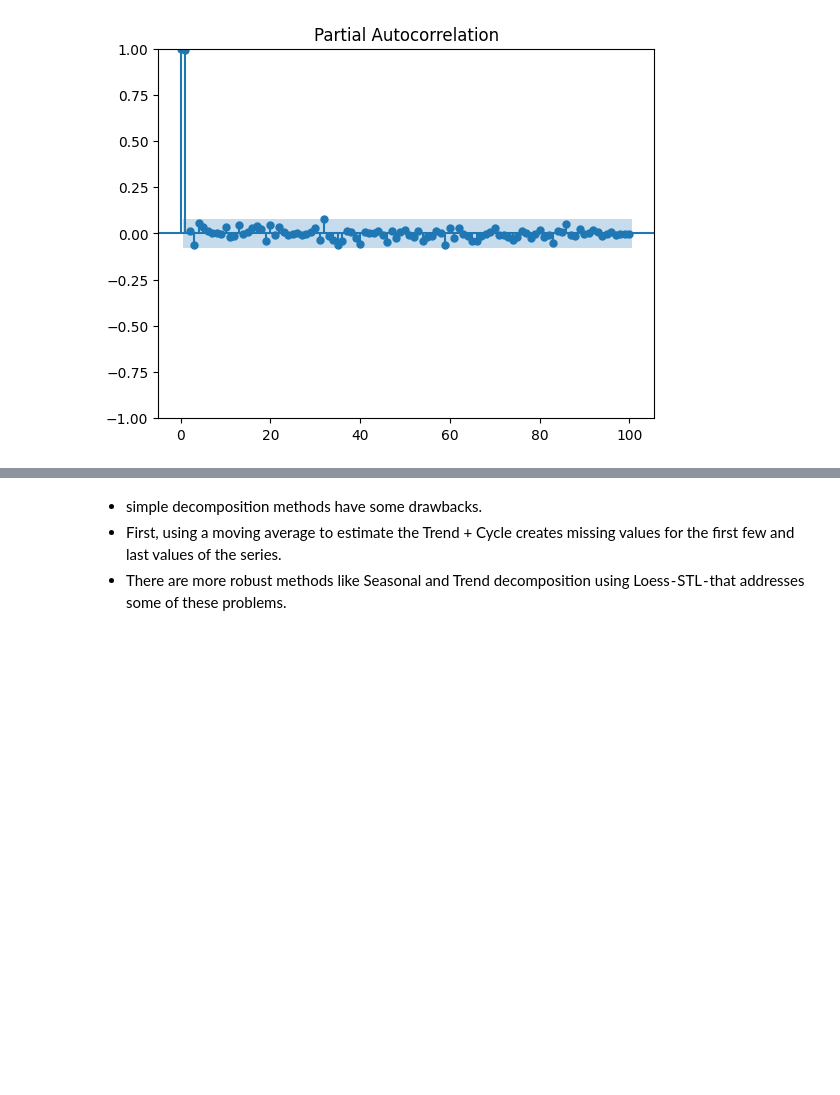
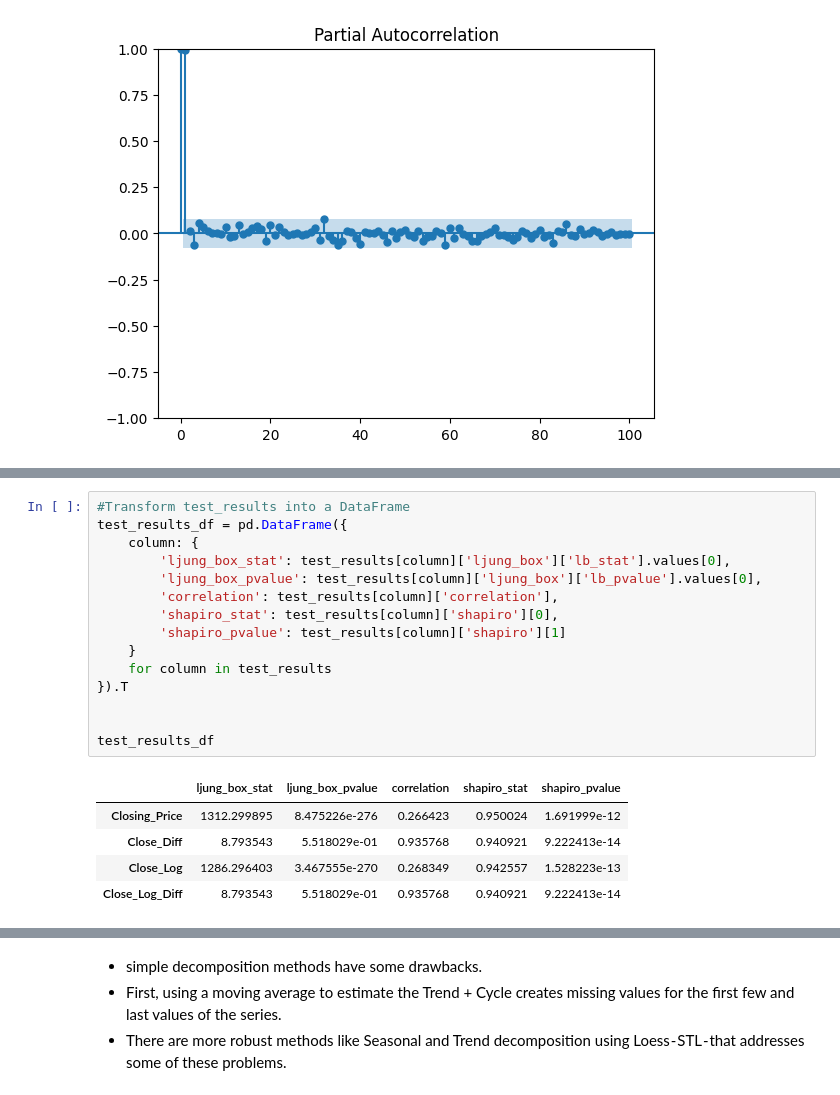
Before and after one commit to injilashah/TSD, a Jupyter notebook: S&P.ipynb, the cells around one changed output, grey strips where cells are left out. Cells and saved outputs as stored; diff of their text form; blank space fills up the shorter version.

```diff
--- a/S&P.ipynb
+++ b/S&P.ipynb
@@ -291,0 +419,21 @@ plt.show()
+# %%
+#Transform test_results into a DataFrame
+test_results_df = pd.DataFrame({
+    column: {
+        'ljung_box_stat': test_results[column]['ljung_box']['lb_stat'].values[0],
+        'ljung_box_pvalue': test_results[column]['ljung_box']['lb_pvalue'].values[0],
+        'correlation': test_results[column]['correlation'],
+        'shapiro_stat': test_results[column]['shapiro'][0],
+        'shapiro_pvalue': test_results[column]['shapiro'][1]
+    }
+    for column in test_results
+}).T
+
+
+test_results_df
+# %% [output]
+|  | ljung_box_stat | ljung_box_pvalue | correlation | shapiro_stat | shapiro_pvalue |
+| Closing_Price | 1312.299895 | 8.475226e-276 | 0.266423 | 0.950024 | 1.691999e-12 |
+| Close_Diff | 8.793543 | 5.518029e-01 | 0.935768 | 0.940921 | 9.222413e-14 |
+| Close_Log | 1286.296403 | 3.467555e-270 | 0.268349 | 0.942557 | 1.528223e-13 |
+| Close_Log_Diff | 8.793543 | 5.518029e-01 | 0.935768 | 0.940921 | 9.222413e-14 |
```
Also changed, not shown: parts of 13 cells of this notebook.
